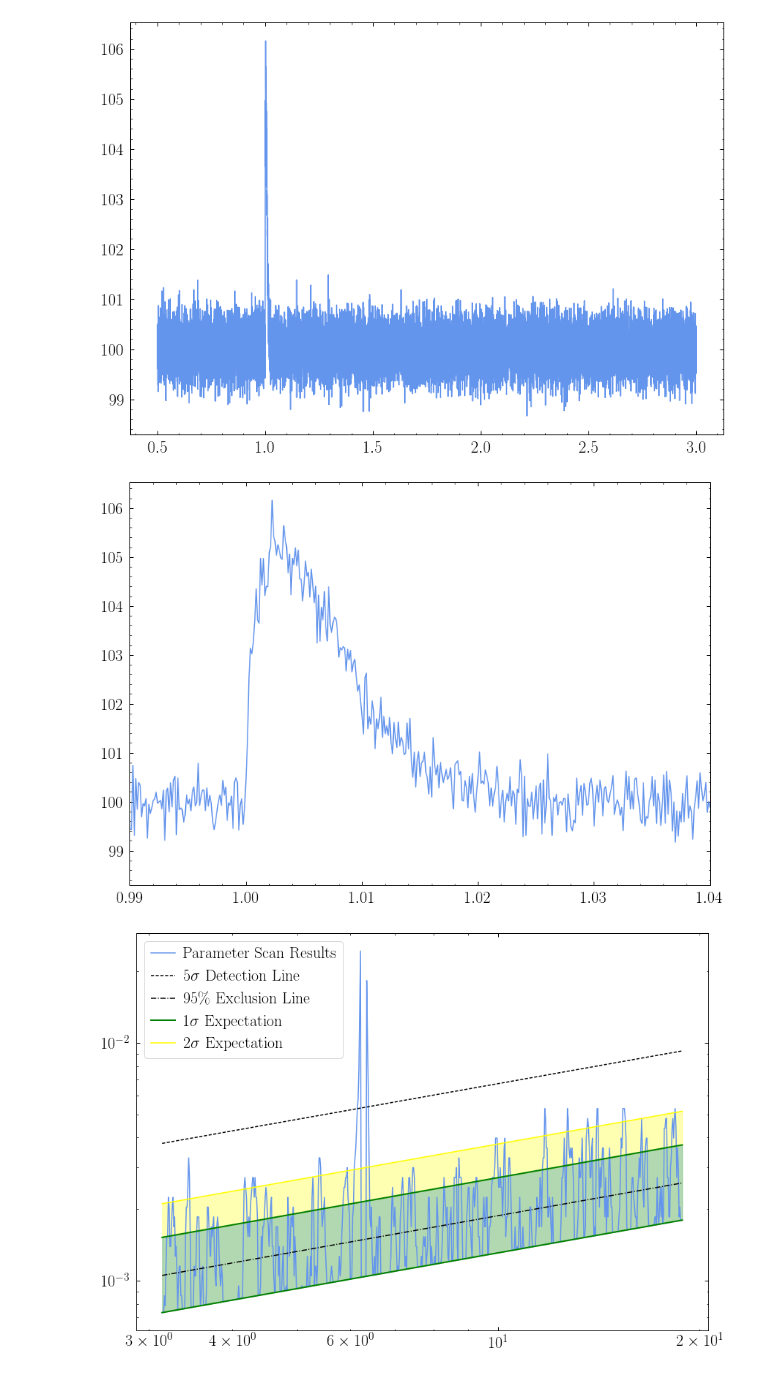
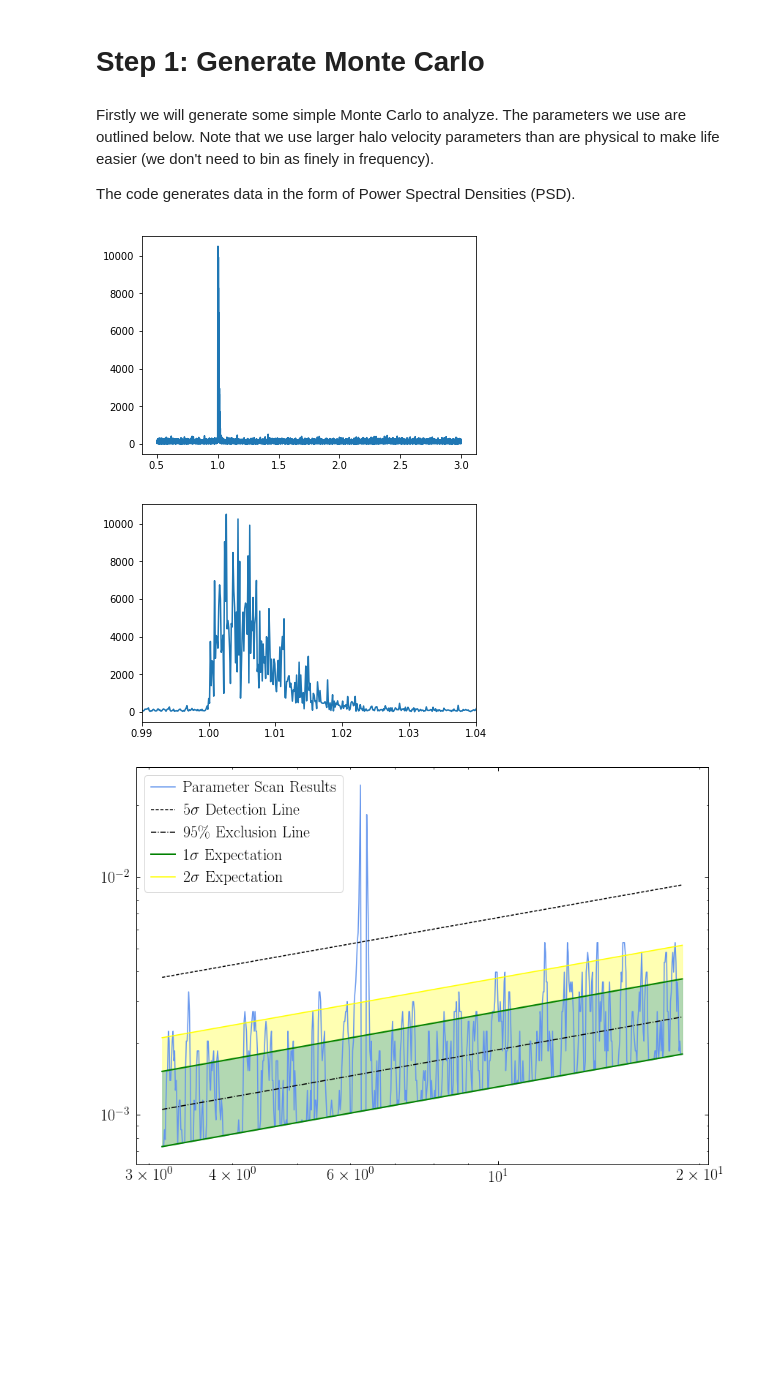
Before and after one commit to bsafdi/AxiScan, a Jupyter notebook: ABRA_Example_Analysis.ipynb, the cells around one changed output. Drawn from its saved outputs; the diff is of its cells as text; code cells hidden in the pictures; blank space fills up the shorter version.

```diff
--- a/Example_Notebook.ipynb
+++ b/ABRA_Example_Analysis.ipynb
@@ -88,37 +86,52 @@ mpl.rcParams['figure.figsize'] = 14,10
 # Save details
 mpl.rcParams['savefig.bbox'] = 'tight'
 mpl.rcParams['savefig.pad_inches'] = 0.1
+# %% [markdown]
+# Step 1: Generate Monte Carlo
+# %% [markdown]
+Firstly we will generate some simple Monte Carlo to analyze. The parameters we use are outlined below. Note that we use larger halo velocity parameters than are physical to make life easier (we don't need to bin as finely in frequency).
+
+The code generates data in the form of Power Spectral Densities (PSD).
 # %%
-#Data generation parameters
-v0_Halo = 22000.0
-vObs_Halo = 22000.0
+# Velocities
+v0_Halo = 22000.0 # [km/s]
+vObs_Halo = 23200.0 # [km/s]
+c = 299792.458 # [km/s]
+
+# Signal parameters
+mass = 2*np.pi
+A = 100
+
+# Background parameter
 PSDback =  100.0
-c = 2.99e5
-mass = 2*np.pi
-A = 1e-1
+
+# Frequencies to scan over - check we have enough to resolve the masses
 freqMin = .5
 freqMax = 3
 N_freqs = 20000
 
-N_stacked = float(86400) # This needs to be a float but is really an integer value
+freqs = np.linspace(freqMin, freqMax, N_freqs)
+if (3.*(v0_Halo + vObs_Halo)**2. / c**2.) / (freqs[1] - freqs[0]) * freqMin < 150:
+    print('Do not continue! Masses will not be sufficiently resolved!')
 
-freqs = np.linspace(freqMin, freqMax, N_freqs)
+# Number of times we will be stacking the data
+N_stacked = 3 #1000 # 3
 
-#Checking that we're resolving all masses
-if (3*(v0_Halo + vObs_Halo)**2 / c**2) / (freqs[1] - freqs[0])*freqMin < 150:
-    print('Do not continue! Masses will not be sufficiently resolved!')
+# Setup random number  generator seed
+seed = 0
+
+# Now generate the PSD
+PSD = PSD_MC_Gen.PSD_gen(freqs, mass, A, PSDback, v0_Halo, vObs_Halo, N_stacked, seed)
 # %%
-PSD = PSD_MC_Gen.PSD_gen(freqs, mass, A, PSDback, v0_Halo, vObs_Halo, N_stacked, 23)
-
 plt.plot(freqs, PSD)
 plt.show()
 
 plt.plot(freqs, PSD)
 plt.xlim(.99, 1.04)
 plt.show()
 # %% [output]
-[figure, old version]
+[figure, new version]
-[figure, old version]
+[figure, new version]
 # %%
 ## Setting the test values for the PSD
 PSD_testMin = 100.0
```
Also changed, not shown: parts of 5 cells of this notebook, 1 other file.
